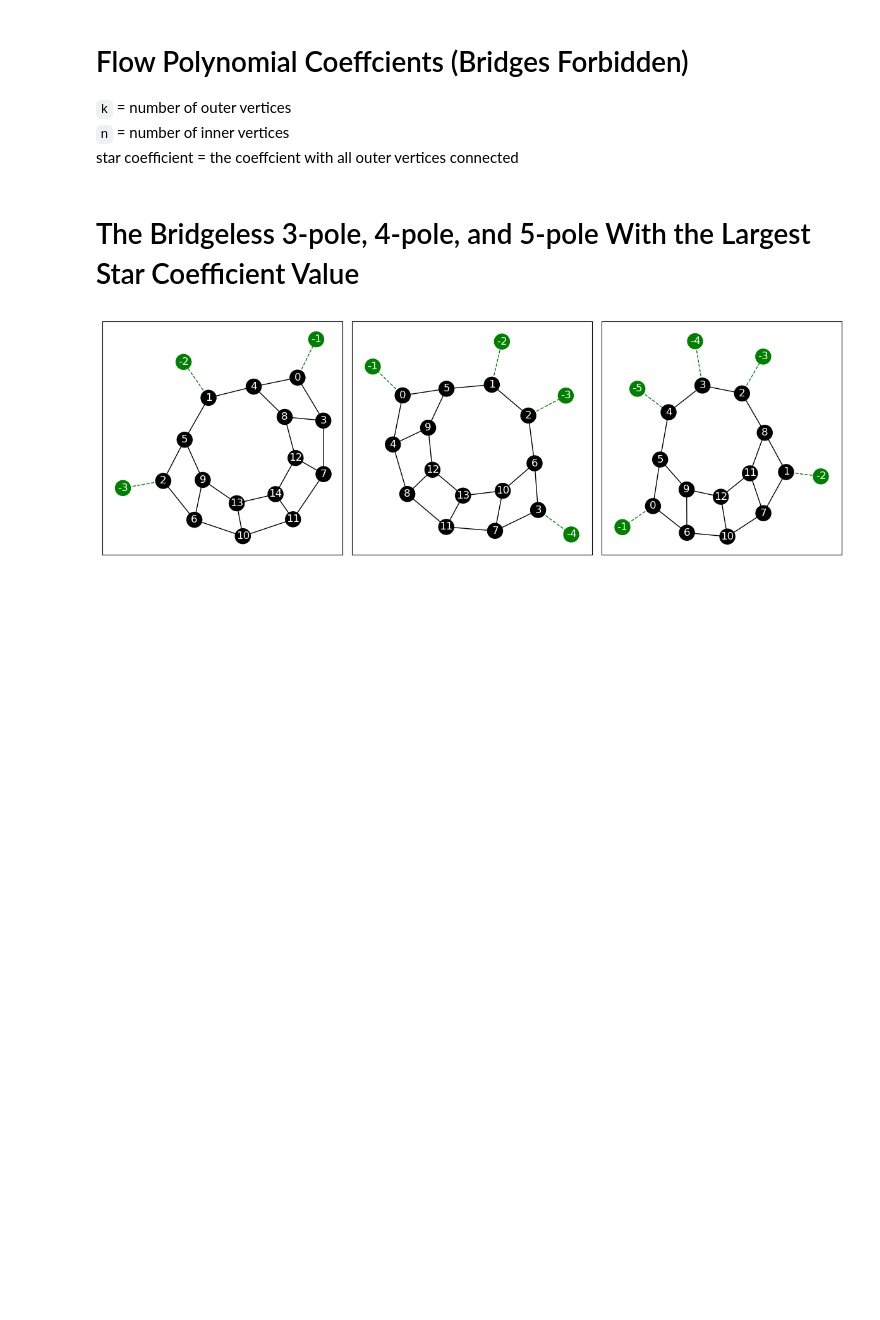
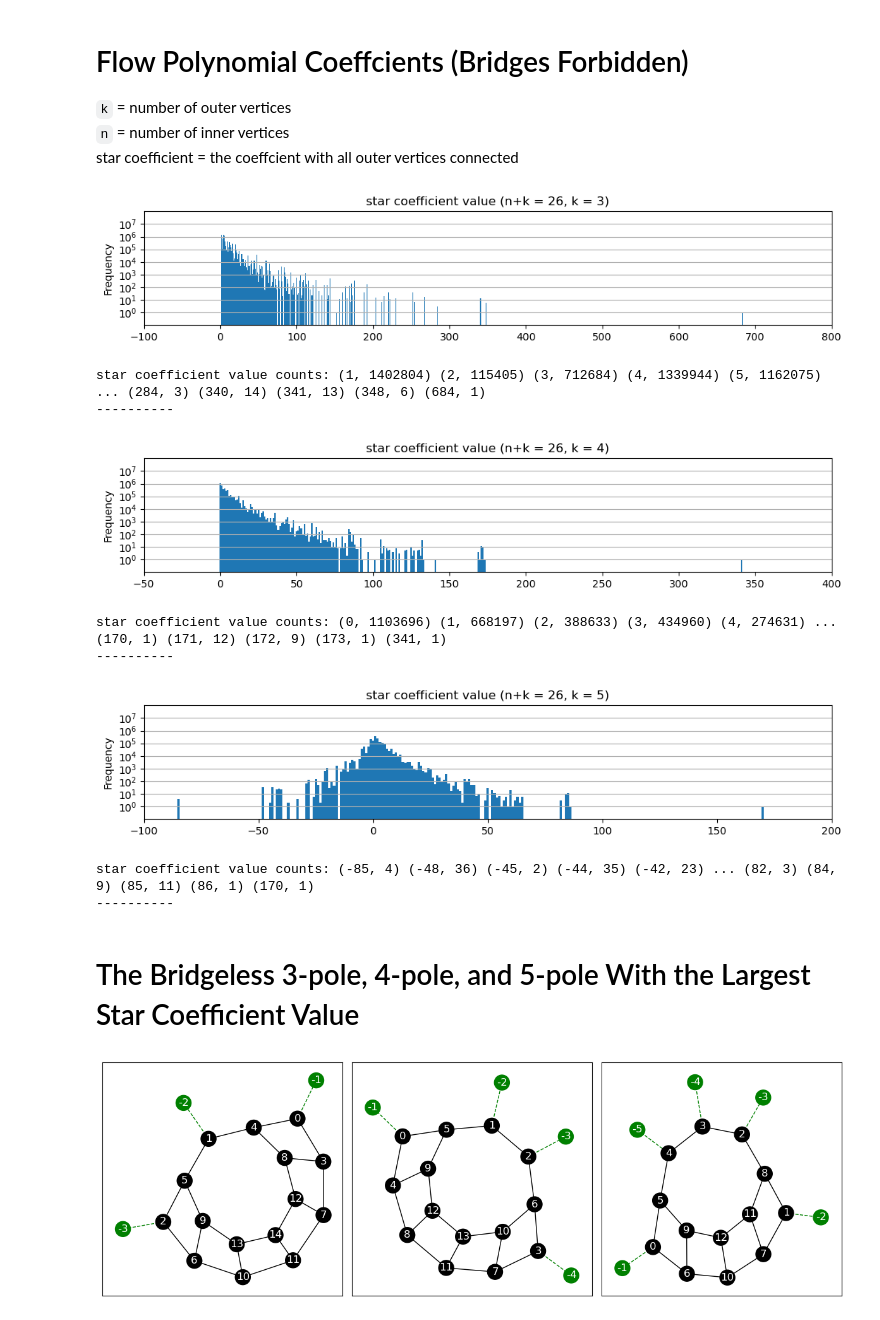
Before and after one commit to davidmisiak/flow-polynomials, a Jupyter notebook: analysis.ipynb, the cells around one changed output. Cells and saved outputs as stored; diff of their text form; code cells hidden in the pictures; blank space fills up the shorter version.

```diff
--- a/analysis.ipynb
+++ b/analysis.ipynb
@@ -107,7 +118,17 @@ star coefficient = the coeffcient with all outer vertices connected
 # %%
 df_stats_dP = load_stats('computed/each-stats-dP-26-1.txt.gz')
 # %%
-# plot_stats_histograms(df_stats_dP, 26)
+plot_stats_histograms(df_stats_dP, 26)
+# %% [output]
+[figure, added]
+star coefficient value counts: (1, 1402804) (2, 115405) (3, 712684) (4, 1339944) (5, 1162075) ... (284, 3) (340, 14) (341, 13) (348, 6) (684, 1)
+----------
+[figure, added]
+star coefficient value counts: (0, 1103696) (1, 668197) (2, 388633) (3, 434960) (4, 274631) ... (170, 1) (171, 12) (172, 9) (173, 1) (341, 1)
+----------
+[figure, added]
+star coefficient value counts: (-85, 4) (-48, 36) (-45, 2) (-44, 35) (-42, 23) ... (82, 3) (84, 9) (85, 11) (86, 1) (170, 1)
+----------
 # %% [markdown]
 # The Bridgeless 3-pole, 4-pole, and 5-pole With the Largest Star Coefficient Value
 # %%
```
Also changed, not shown: parts of 8 cells of this notebook.
